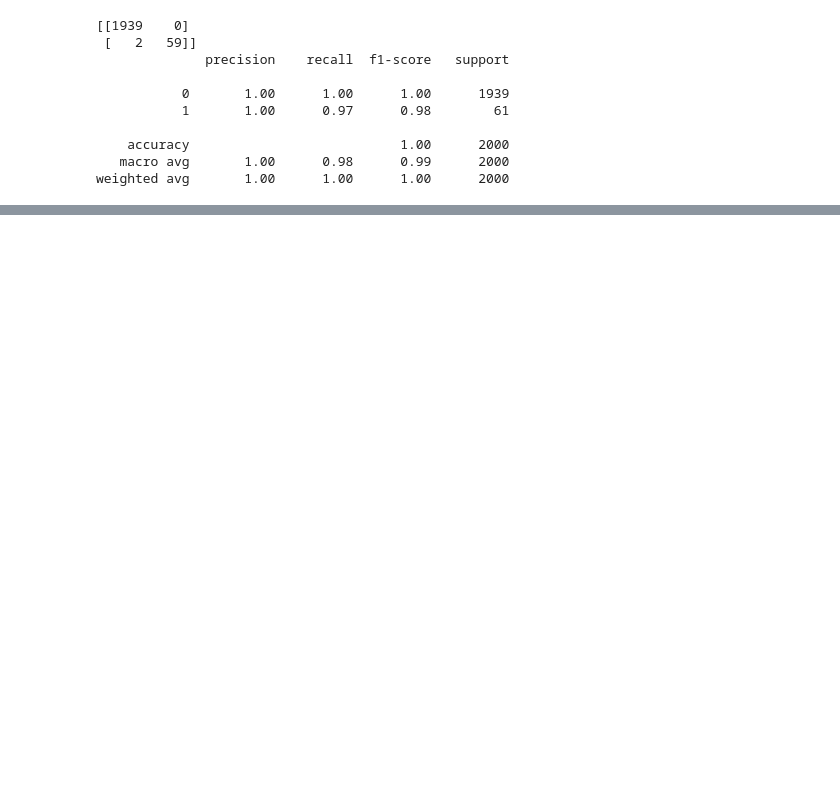
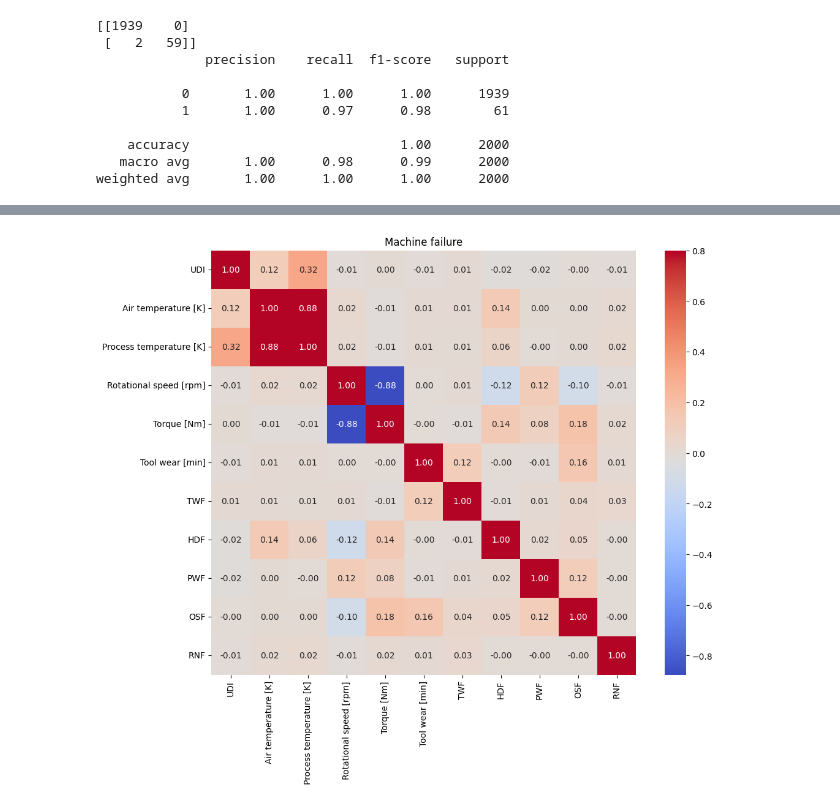
Before and after one commit to Nadhifah-Hanan/Nadhifah, a Jupyter notebook: Nadhifah/dipz.ipynb, the cells around one changed output, grey strips where cells are left out. Drawn from its saved outputs; the diff is of its cells as text; code cells hidden in the pictures; blank space fills up the shorter version.

```diff
--- a/Nadhifah/dipz.ipynb
+++ b/Nadhifah/dipz.ipynb
@@ -150,0 +121,9 @@ Intercept: [-6.40473618]
+# %%
+corrmat = X.corr()
+
+plt.figure(figsize=(12, 9))
+sns.heatmap(corrmat, vmax=.8, square=True, annot=True, fmt='.2f', cmap='coolwarm')
+plt.title('Machine failure')
+plt.show()
+# %% [output]
+[figure, added]
```
Also changed, not shown: parts of 11 cells of this notebook.
